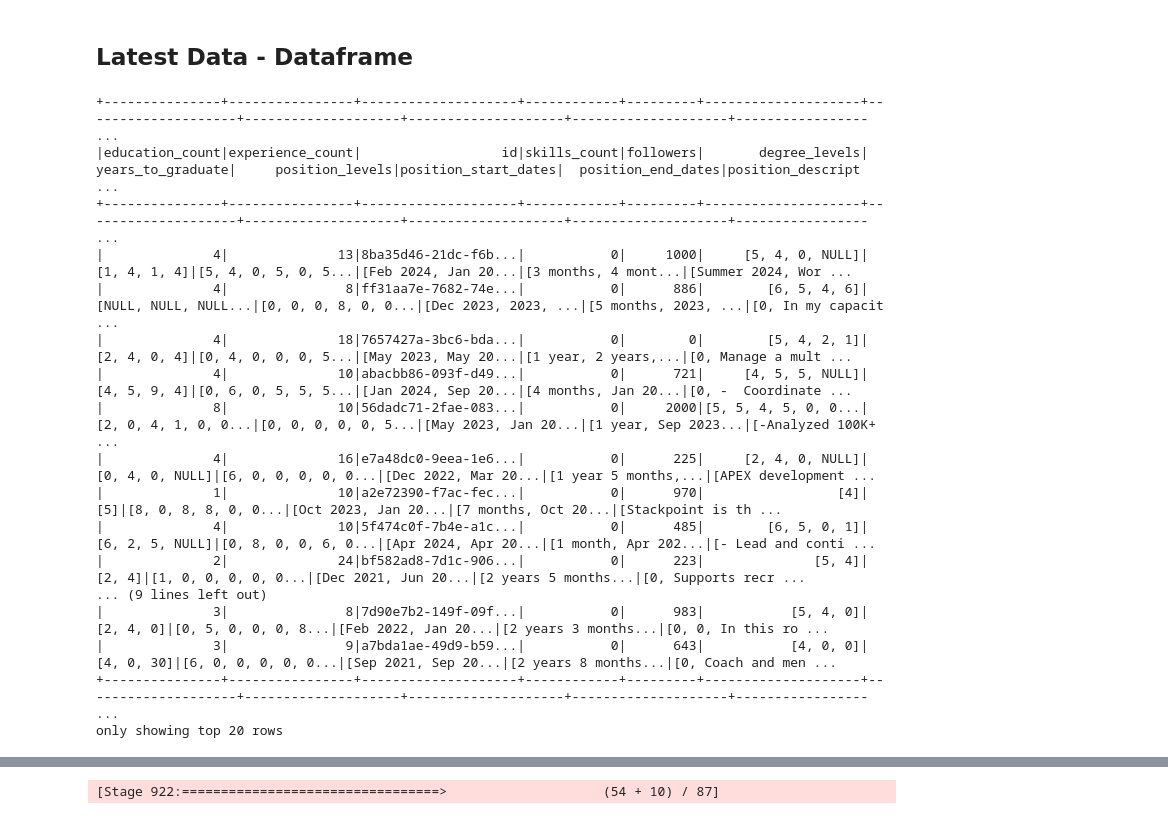
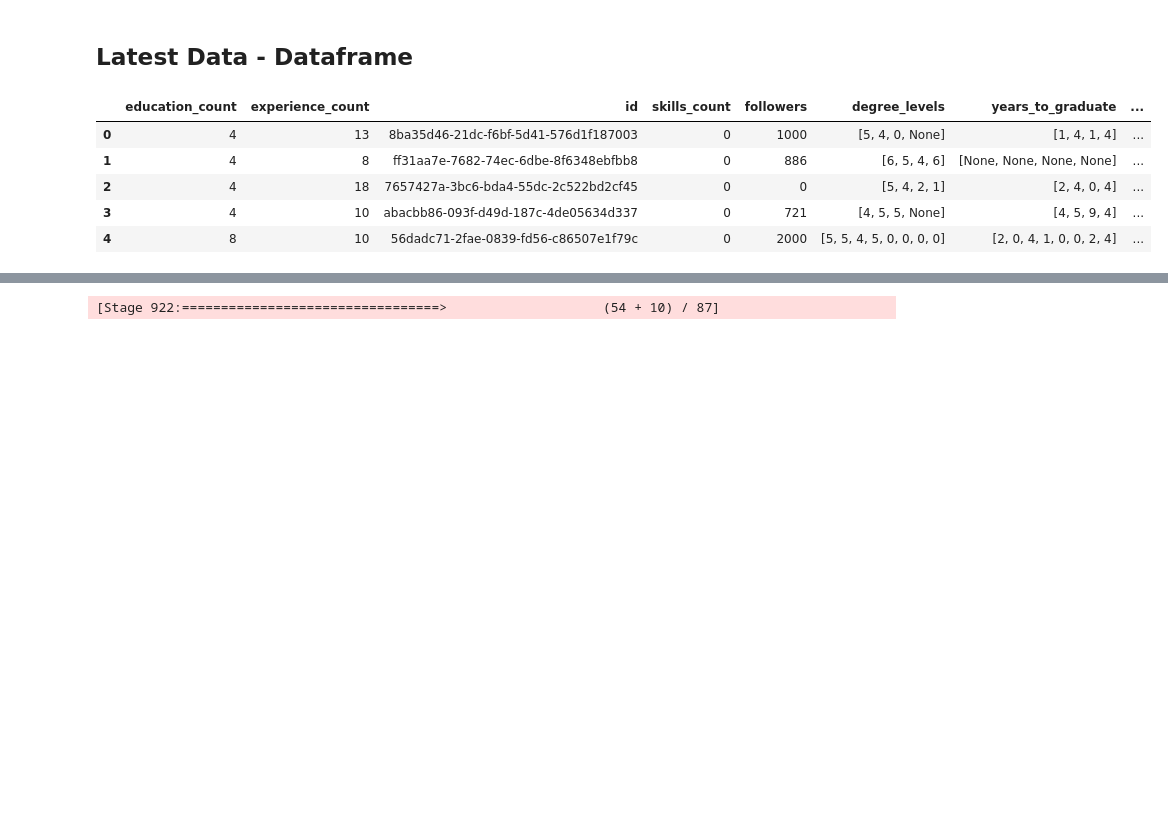
Before and after one commit to simran-dk/METCS777-term-project-repo-Team9, a Jupyter notebook: clustering_using_kmeans.ipynb, the cells around one changed output, grey strips where cells are left out. Cells and saved outputs as stored; diff of their text form; code cells hidden in the pictures; blank space fills up the shorter version.

```diff
--- a/clustering_using_kmeans.ipynb
+++ b/clustering_using_kmeans.ipynb
@@ -388,41 +389,29 @@ get_average_of_list_udf = udf(get_average_of_list, FloatType())
 # %%
 transformed_df = df.withColumn("followers", convert_text_to_number_udf(col("activity.followers"))) \
         .withColumn("degree_levels", get_degree_levels_list_udf(df.education))\
         .withColumn("years_to_graduate", get_total_time_to_graduate_udf(df.education))\
         .withColumn("position_levels", get_position_levels_list_udf(df.experiences))\
         .withColumn("position_start_dates", get_position_start_dates_udf(df.experiences))\
         .withColumn("position_end_dates", get_position_end_dates_udf(df.experiences))\
         .withColumn("position_description", get_position_description_udf(df.experiences))\
         .withColumn("year_of_graduation", df.education[0].dates_attended.end)\
         .withColumn("months_in_position", calculate_months_in_position_udf(df.experiences))\
         .withColumn("connections", convert_text_to_number_udf(col("activity.connections")))\
         .withColumn("degree", df.education[0].degree[0][0])\
         .withColumn("major", clean_major_udf(df.education[0].degree[0]))\
         .drop(*["activity", "last_generated_at", "education","experiences","skills"])
 
-transformed_df.show()
-
+# pandas_df.to_csv(f"/Users/alexbindas/linkedin_raw_data/transformed_data.csv", header=True)
+# transformed_df.show()
 pandas_df = transformed_df.toPandas()
 pandas_df.head()
-pandas_df.to_csv(f"/Users/alexbindas/linkedin_raw_data/transformed_data.csv", header=True)
 # %% [output]
-+---------------+----------------+--------------------+------------+---------+--------------------+--------------------+--------------------+--------------------+--------------------+----------------- ...
-|education_count|experience_count|                  id|skills_count|followers|       degree_levels|   years_to_graduate|     position_levels|position_start_dates|  position_end_dates|position_descript ...
-+---------------+----------------+--------------------+------------+---------+--------------------+--------------------+--------------------+--------------------+--------------------+----------------- ...
-|              4|              13|8ba35d46-21dc-f6b...|           0|     1000|     [5, 4, 0, NULL]|        [1, 4, 1, 4]|[5, 4, 0, 5, 0, 5...|[Feb 2024, Jan 20...|[3 months, 4 mont...|[Summer 2024, Wor ...
-|              4|               8|ff31aa7e-7682-74e...|           0|      886|        [6, 5, 4, 6]|[NULL, NULL, NULL...|[0, 0, 0, 8, 0, 0...|[Dec 2023, 2023, ...|[5 months, 2023, ...|[0, In my capacit ...
-|              4|              18|7657427a-3bc6-bda...|           0|        0|        [5, 4, 2, 1]|        [2, 4, 0, 4]|[0, 4, 0, 0, 0, 5...|[May 2023, May 20...|[1 year, 2 years,...|[0, Manage a mult ...
-|              4|              10|abacbb86-093f-d49...|           0|      721|     [4, 5, 5, NULL]|        [4, 5, 9, 4]|[0, 6, 0, 5, 5, 5...|[Jan 2024, Sep 20...|[4 months, Jan 20...|[0, -  Coordinate ...
-|              8|              10|56dadc71-2fae-083...|           0|     2000|[5, 5, 4, 5, 0, 0...|[2, 0, 4, 1, 0, 0...|[0, 0, 0, 0, 0, 5...|[May 2023, Jan 20...|[1 year, Sep 2023...|[-Analyzed 100K+  ...
-|              4|              16|e7a48dc0-9eea-1e6...|           0|      225|     [2, 4, 0, NULL]|     [0, 4, 0, NULL]|[6, 0, 0, 0, 0, 0...|[Dec 2022, Mar 20...|[1 year 5 months,...|[APEX development ...
-|              1|              10|a2e72390-f7ac-fec...|           0|      970|                 [4]|                 [5]|[8, 0, 8, 8, 0, 0...|[Oct 2023, Jan 20...|[7 months, Oct 20...|[Stackpoint is th ...
-|              4|              10|5f474c0f-7b4e-a1c...|           0|      485|        [6, 5, 0, 1]|     [6, 2, 5, NULL]|[0, 8, 0, 0, 6, 0...|[Apr 2024, Apr 20...|[1 month, Apr 202...|[- Lead and conti ...
-|              2|              24|bf582ad8-7d1c-906...|           0|      223|              [5, 4]|              [2, 4]|[1, 0, 0, 0, 0, 0...|[Dec 2021, Jun 20...|[2 years 5 months...|[0, Supports recr ...
-... (9 lines left out)
-|              3|               8|7d90e7b2-149f-09f...|           0|      983|           [5, 4, 0]|           [2, 4, 0]|[0, 5, 0, 0, 0, 8...|[Feb 2022, Jan 20...|[2 years 3 months...|[0, 0, In this ro ...
-|              3|               9|a7bda1ae-49d9-b59...|           0|      643|           [4, 0, 0]|          [4, 0, 30]|[6, 0, 0, 0, 0, 0...|[Sep 2021, Sep 20...|[2 years 8 months...|[0, Coach and men ...
-+---------------+----------------+--------------------+------------+---------+--------------------+--------------------+--------------------+--------------------+--------------------+----------------- ...
-only showing top 20 rows
+|  | education_count | experience_count | id | skills_count | followers | degree_levels | years_to_graduate | ... |
+| 0 | 4 | 13 | 8ba35d46-21dc-f6bf-5d41-576d1f187003 | 0 | 1000 | [5, 4, 0, None] | [1, 4, 1, 4] | ... |
+| 1 | 4 | 8 | ff31aa7e-7682-74ec-6dbe-8f6348ebfbb8 | 0 | 886 | [6, 5, 4, 6] | [None, None, None, None] | ... |
+| 2 | 4 | 18 | 7657427a-3bc6-bda4-55dc-2c522bd2cf45 | 0 | 0 | [5, 4, 2, 1] | [2, 4, 0, 4] | ... |
+| 3 | 4 | 10 | abacbb86-093f-d49d-187c-4de05634d337 | 0 | 721 | [4, 5, 5, None] | [4, 5, 9, 4] | ... |
+| 4 | 8 | 10 | 56dadc71-2fae-0839-fd56-c86507e1f79c | 0 | 2000 | [5, 5, 4, 5, 0, 0, 0, 0] | [2, 0, 4, 1, 0, 0, 2, 4] | ... |
 # %%
 from pyspark.sql.functions import col, max as spark_max, array_max, array_min, mean
 from pyspark.sql import functions as F
```
Also changed, not shown: parts of 2 cells of this notebook.
